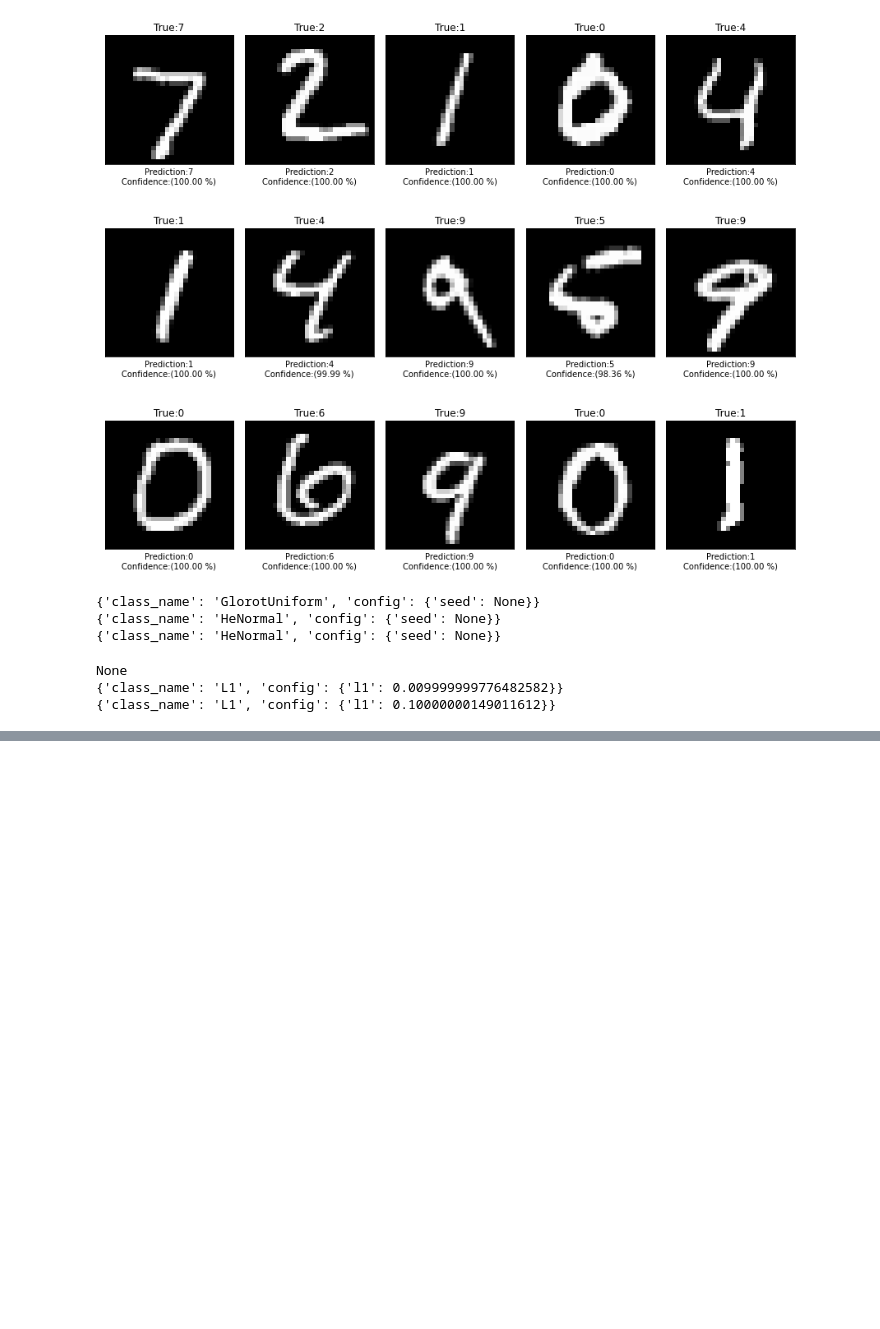
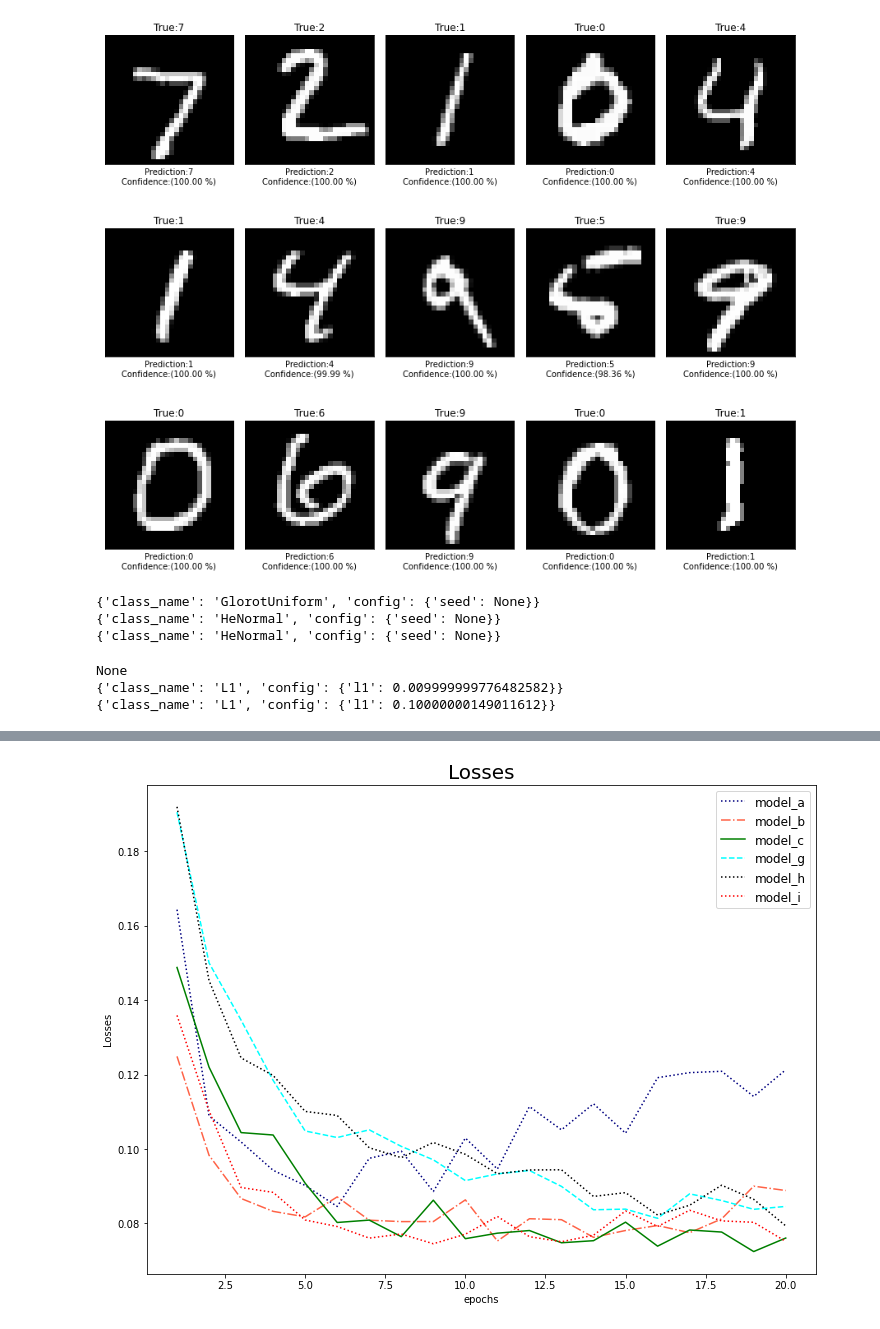
Before and after one commit to limit9895/Study, a Jupyter notebook: Tensorflow_study.ipynb, the cells around one changed output, grey strips where cells are left out. Saved outputs shown, nothing was run; the diff lists cells and outputs as text; code cells hidden in the pictures; blank space fills up the shorter version.

```diff
--- a/Tensorflow_study.ipynb
+++ b/Tensorflow_study.ipynb
@@ -1036,0 +1171,20 @@ None
+# %%
+#손실 추이 시각화
+plt.figure(figsize=(12,9))
+plt.plot(np.arange(1,21),history_a.history['val_loss'], color='navy',linestyle=':') #3 : ReLU
+plt.plot(np.arange(1,21),history_b.history['val_loss'], color='tomato',linestyle='-.') #1 : BatchNorm + ReLU
+plt.plot(np.arange(1,21),history_c.history['val_loss'], color='green',linestyle='-') #2 : BatchNorm + LeakyReLU
+#plt.plot(np.arange(1,21),history_d.history['val_loss'], color='limegreen',linestyle='--') #6 : BatchNorm + ReLU + GlortUniform → HeNormal + L1규제 + 드롭아웃
+#plt.plot(np.arange(1,21),history_e.history['val_loss'], color='black',linestyle='--') #6 : BatchNorm + ReLU + L1규제 + 드롭아웃
+#plt.plot(np.arange(1,21),history_f.history['val_loss'], color='red',linestyle='--') #5 : BatchNorm + ReLU + L2규제 + 드롭아웃
+plt.plot(np.arange(1,21),history_g.history['val_loss'], color='cyan',linestyle='--') #4 :BatchNorm + ReLU + GlortUniform → HeNormal + dropout
+plt.plot(np.arange(1,21),history_h.history['val_loss'], color='black',linestyle=':') #4 : BatchNorm + ReLU + dropout
+plt.plot(np.arange(1,21),history_i.history['val_loss'], color='red',linestyle=':') #1 : BatchNorm + ReLU + GlortUniform → HeNormal
+
+plt.title('Losses', fontsize=20)
+plt.xlabel('epochs')
+plt.ylabel('Losses')
+plt.legend(['model_a','model_b','model_c','model_g','model_h','model_i'],fontsize=12)
+plt.show()
+# %% [output]
+[figure, added]
```
Also changed, not shown: parts of 1 cell of this notebook.
